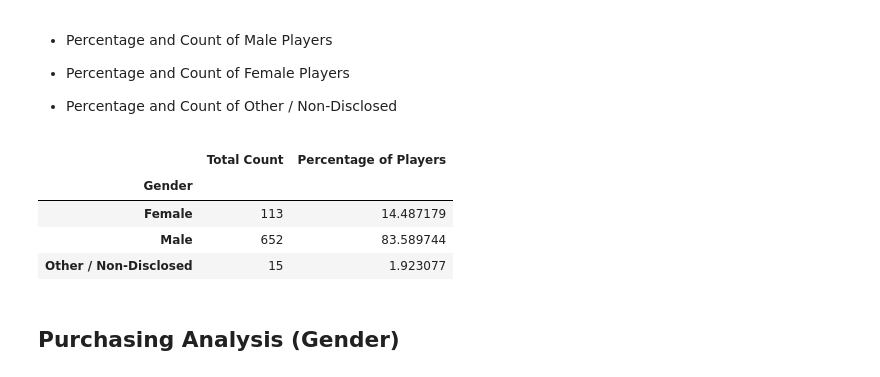
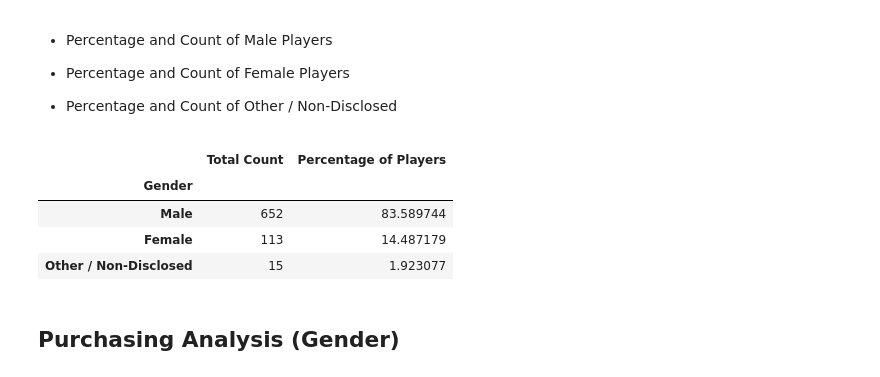
Before and after one commit to BenjaminT94/Pandas-Challenge, a Jupyter notebook: Heroes of Pymoli/HeroesOfPymoli_starter.ipynb, the cells around one changed output. Saved outputs shown, nothing was run; the diff lists cells and outputs as text; code cells hidden in the pictures.

```diff
--- a/Heroes of Pymoli/HeroesOfPymoli_starter.ipynb
+++ b/Heroes of Pymoli/HeroesOfPymoli_starter.ipynb
@@ -77,15 +77,15 @@ Summary_df
 # %%
 Gender_Tracker = pymoli_df.groupby("Gender")
 SN_By_Gender = (Gender_Tracker["SN"]).count()
 Percentage_Players = (SN_By_Gender / Total_Players) * 100
 Gender_df = pd.DataFrame({"Total Count": SN_By_Gender, "Percentage of Players": Percentage_Players})
-Gender_df.sort_values(["Total Count"], ascending = False).style.format
-Gender_df
+Sorted_df = Gender_df.sort_values("Total Count", ascending = False)
+Sorted_df
 # %% [output]
 |  | Total Count | Percentage of Players |
 | Gender |  |  |
+| Male | 652 | 83.589744 |
 | Female | 113 | 14.487179 |
-| Male | 652 | 83.589744 |
 | Other / Non-Disclosed | 15 | 1.923077 |
 # %% [markdown]
 
```
Also changed, not shown: parts of 2 cells of this notebook.
